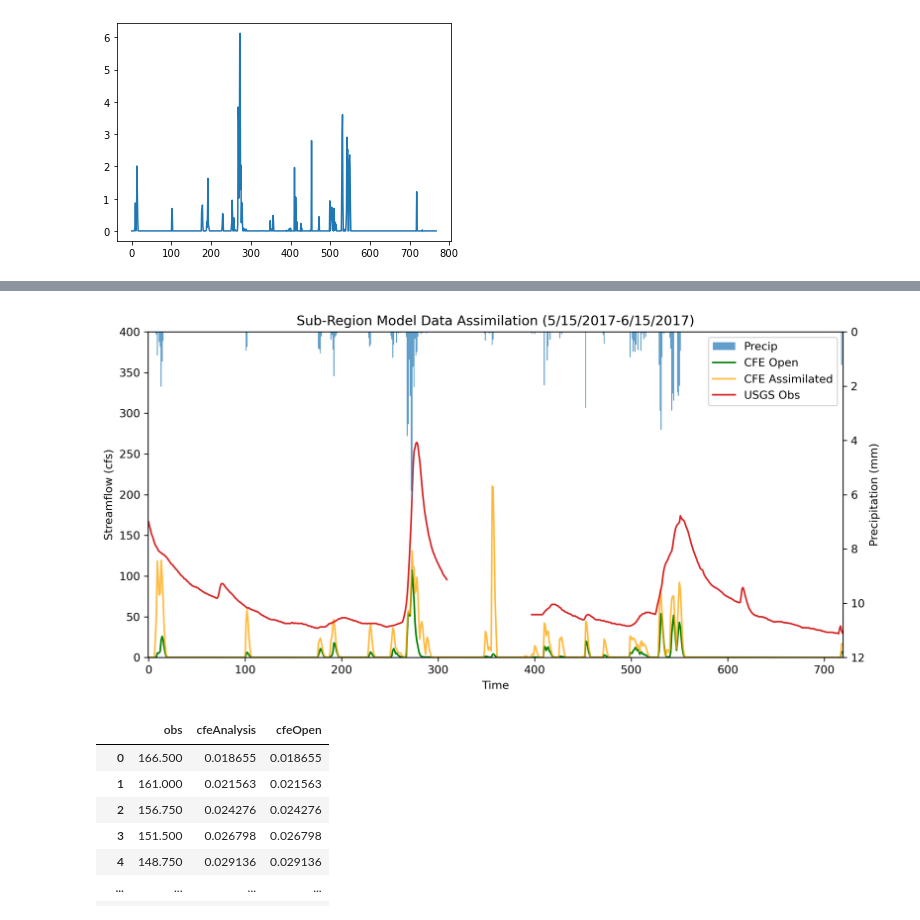
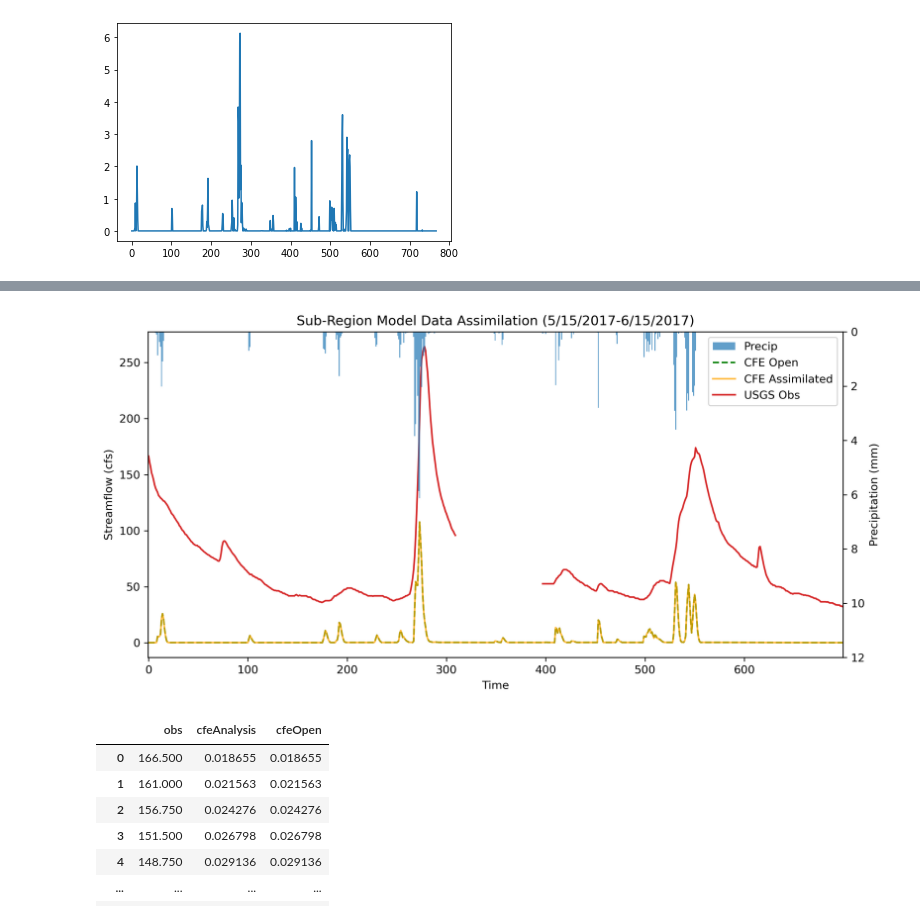
Before and after one commit to zbutler33/NextGen---The-Simulators-, a Jupyter notebook: Toy_Model/Toymodel_V3.ipynb, the cells around one changed output, grey strips where cells are left out. Cells and saved outputs as stored; diff of their text form; code cells hidden in the pictures.

```diff
--- a/Toy_Model/Toymodel_V3.ipynb
+++ b/Toy_Model/Toymodel_V3.ipynb
@@ -212,36 +227,38 @@ final gw.storage:   0.0240
     gw. residual: -2.4945e-15
 # %%
 istart_plot=0
-iend_plot=720
+iend_plot=700
 x = list(range(istart_plot, iend_plot))
 
 fig, ax1 = plt.subplots(figsize = (10,5), dpi=300)
 
 ax2 = ax1.twinx()
 
 ax1.set_xlabel('Time')
 ax1.set_ylabel('Streamflow (cfs)')
 ax2.set_ylabel('Precipitation (mm)')
 ax2.set_ylim(0,12,1)
 ax2.invert_yaxis()
-ax1.set_ylim(0,400,1)
+#ax1.set_ylim(0,400,1)
 
 plt.title('Sub-Region Model Data Assimilation (5/15/2017-6/15/2017)')
 Precip = ax2.bar(x, df_forcing['APCP_surface'][istart_plot:iend_plot],width=1,alpha=0.7, color="tab:blue", label = 'Precip')
 #ax1.plot(x, cfePeturbed[istart_plot:iend_plot], color = 'tab:orange', label = 'CFE Peturbed')
-Open, = ax1.plot(x, cfeOpen[istart_plot:iend_plot], color = 'green', label = 'CFE Open')
+Open, = ax1.plot(x, cfeOpen[istart_plot:iend_plot], color = 'green', linestyle='dashed', label = 'CFE Open')
 Analysis, = ax1.plot(x, cfeAnalysis[istart_plot:iend_plot], color = 'orange', alpha=0.75, label = 'CFE Assimilated')
 Obs, = ax1.plot(x, obs[istart_plot:iend_plot], color = 'tab:red', label = 'USGS Obs')
+#Obs, = ax1.plot(x, cfeUSGS[istart_plot:iend_plot], color = 'tab:red', linestyle='dashed',label = 'USGS Obs')
+
 
 plt.legend(handles = [Precip,Open,Analysis,Obs], loc='upper right', bbox_to_anchor=(0.5, 0.5, 0.5, 0.5))
 
 #plt.savefig("WorkingDA_7-19.png")
 fig.tight_layout()
 ax1.margins(x=0)
 
 plt.show()
 # %% [output]
-[figure, old version]
+[figure, new version]
 # %%
 df=pd.DataFrame({"obs":obs,"cfeAnalysis":cfeAnalysis,"cfeOpen":cfeOpen})
 df.dropna(axis=0, inplace=True)
```
Also changed, not shown: parts of 4 cells of this notebook, 11 other files.
